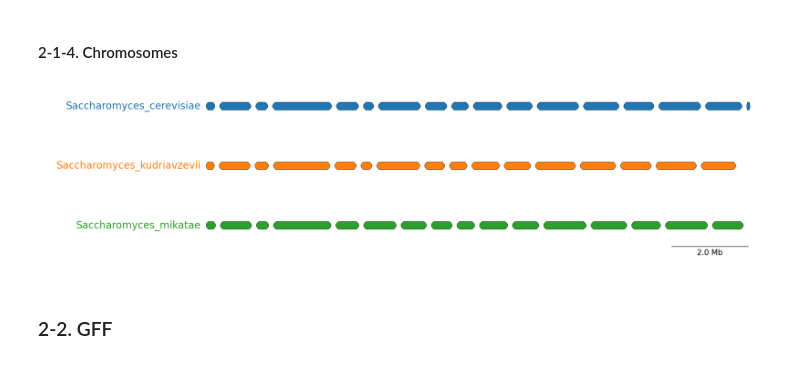
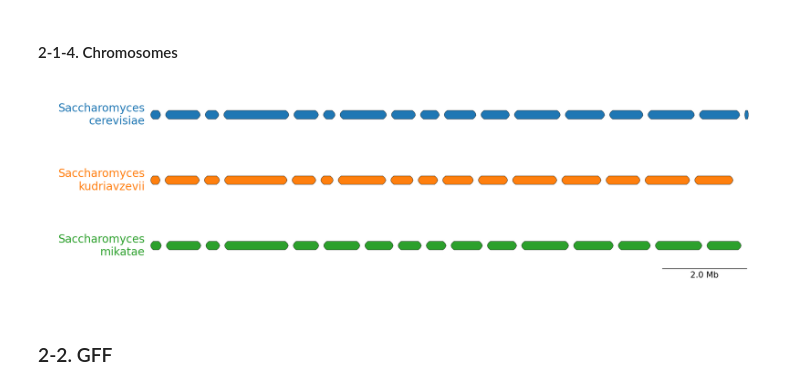
Before and after one commit to moshi4/pyGenomeViz, a Jupyter notebook: docs/getting_started.ipynb, the cells around one changed output. Drawn from its saved outputs; the diff is of its cells as text; code cells hidden in the pictures.

```diff
--- a/docs/getting_started.ipynb
+++ b/docs/getting_started.ipynb
@@ -318,24 +322,25 @@ fig = gv.plotfig()
 # %%
 from pygenomeviz import GenomeViz
 from pygenomeviz.parser import Genbank
 from pygenomeviz.utils import load_example_genbank_dataset, ColorCycler
 ColorCycler.set_cmap("tab10")
 
 gbk_files = load_example_genbank_dataset("saccharomyces")
 gbk_list = list(map(Genbank, gbk_files))
 
 gv = GenomeViz(fig_track_height=0.7, feature_track_ratio=0.15)
 gv.set_scale_bar(ymargin=2.0)
 
 for gbk in gbk_list:
     color = ColorCycler()
     track = gv.add_feature_track(gbk.name, gbk.get_seqid2size(), space=0.01, label_kws=dict(color=color))
+    track.set_label(track.name.replace("_", "\n"))
     for segment in track.segments:
         segment.add_feature(segment.start, segment.end, plotstyle="bigrbox", fc=color, lw=0.5)
 
 fig = gv.plotfig()
 # %% [output]
-[figure, old version]
+[figure, new version]
 # %% [markdown]
 ### 2-2. GFF
 # %% [markdown]
```
Also changed, not shown: parts of 1 cell of this notebook, 2 other files.
